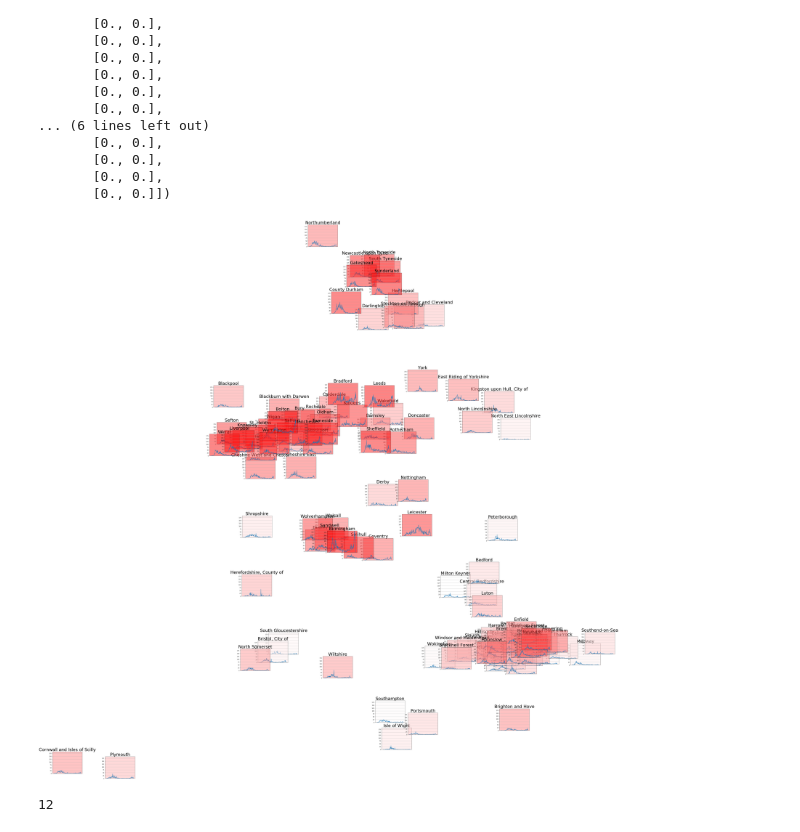
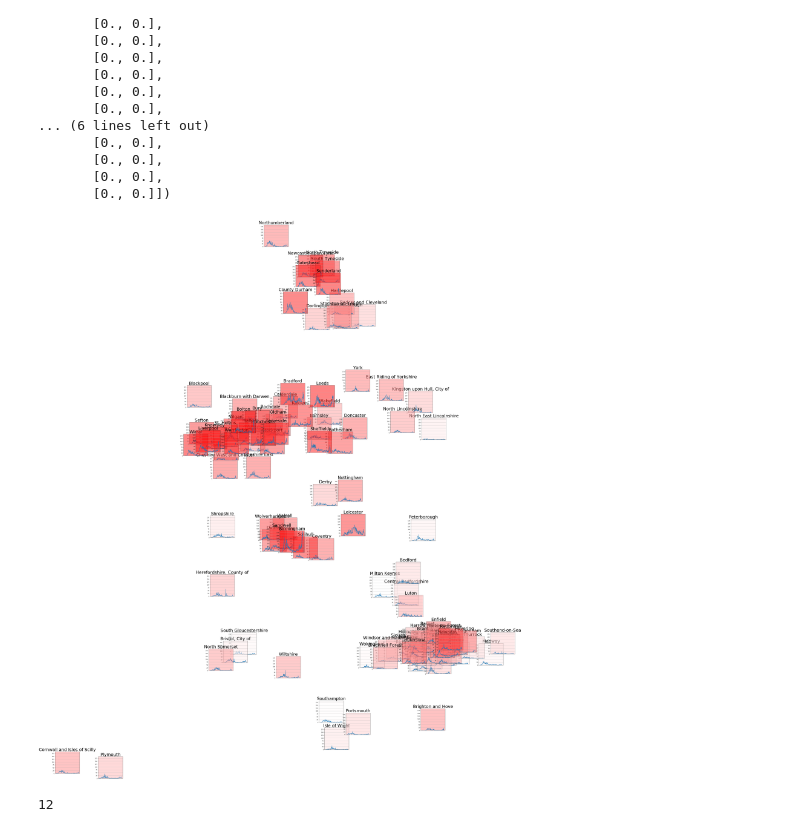
Before and after one commit to reyesaldasoro/COVID_StatsUK, a Jupyter notebook: AnalysisCovidCasesUK_4.ipynb, the cells around one changed output. Drawn from its saved outputs; the diff is of its cells as text; code cells hidden in the pictures.

```diff
--- a/AnalysisCovidCasesUK_4.ipynb
+++ b/AnalysisCovidCasesUK_4.ipynb
@@ -405,32 +405,32 @@ array([[0., 0.],
 # %%
 numberAuthoritiesDisplay = 132
 testRegions              = LocalAuthorities[indexSlope[-numberAuthoritiesDisplay:]]
 testRegions_Lat_Long     = np.zeros([len(testRegions),2])
 testRegionsCodes         = LocalAuthoryCodes[indexSlope[-numberAuthoritiesDisplay:]]
 for counter in range(len(testRegions)):
     try:
         testRegions_Lat_Long[counter,0] = Lat_Long_csv.loc[Lat_Long_csv['lad17cd']==testRegionsCodes[counter],'long']
         testRegions_Lat_Long[counter,1] = Lat_Long_csv.loc[Lat_Long_csv['lad17cd']==testRegionsCodes[counter],'lat']
     except:
         testRegions_Lat_Long[counter,0] = -1
         testRegions_Lat_Long[counter,1] = -1
 
 
-fig8 = plt.figure(figsize=(11, 12))
+fig8 = plt.figure(figsize=(9, 12))
 
 for counter in range(len(testRegions)):
     if (testRegions_Lat_Long[counter,1])>0:
         ax331  = fig8.add_subplot(1,numberAuthoritiesDisplay,counter+1)
         plt.plot(cases_csv.loc[(cases_csv['Area type']=='utla')&(cases_csv['Area name']==testRegions[counter]),['Daily lab-confirmed cases']])
         plt.grid()
         ax331.invert_xaxis()
         ax331.set_ylim(0,190)
         ax331.set_title(testRegions[counter],fontsize=34)
         ax331.set_xticks([])
         ax331.set_facecolor([1,1-counter/numberAuthoritiesDisplay,1-counter/numberAuthoritiesDisplay,0.5])
         ax331.set_position([testRegions_Lat_Long[counter,0],testRegions_Lat_Long[counter,1],0.3,0.2])
 # %% [output]
-[figure, old version]
+[figure, new version]
 # %%
 counter
 # %% [output]
```
